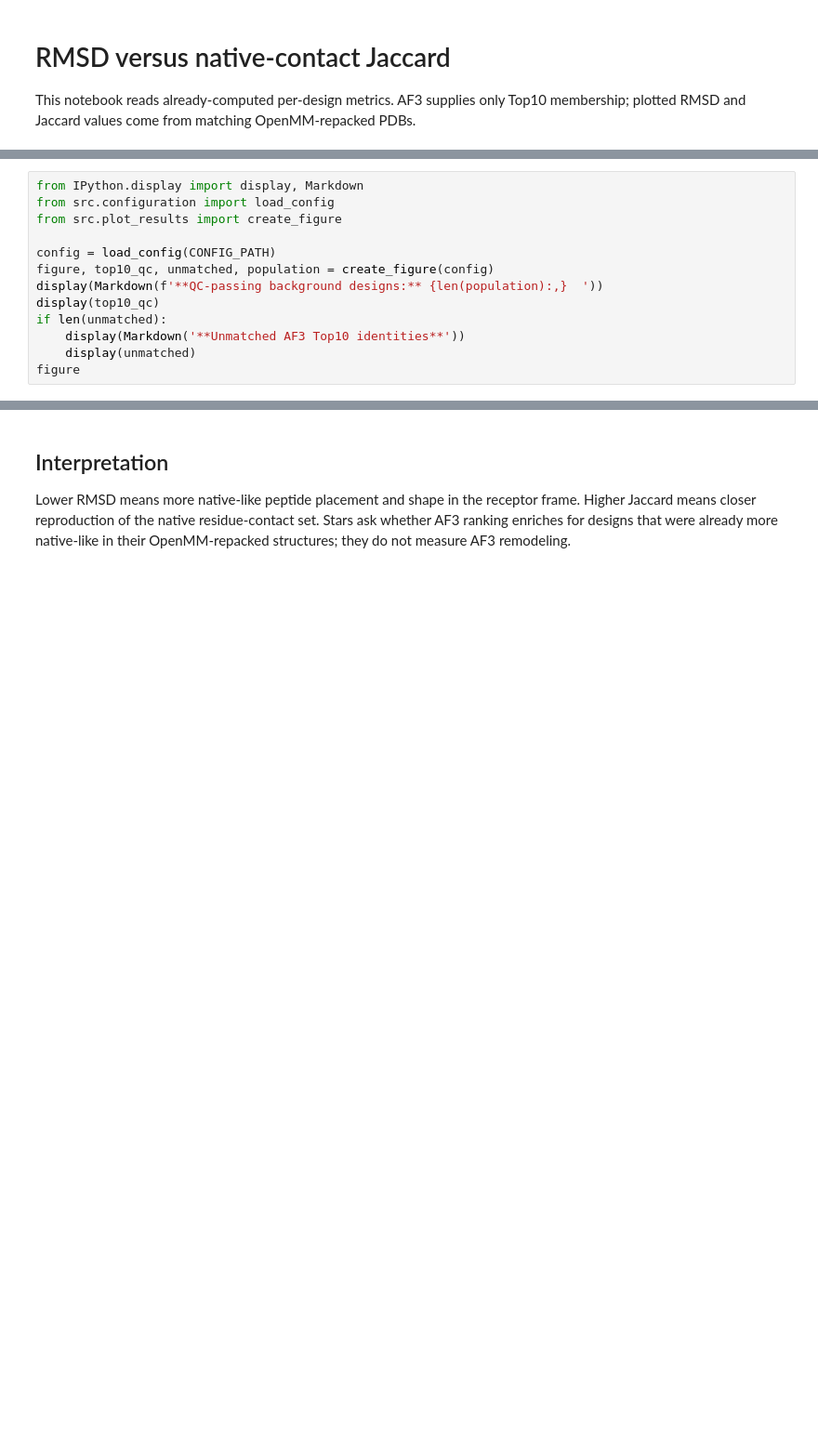
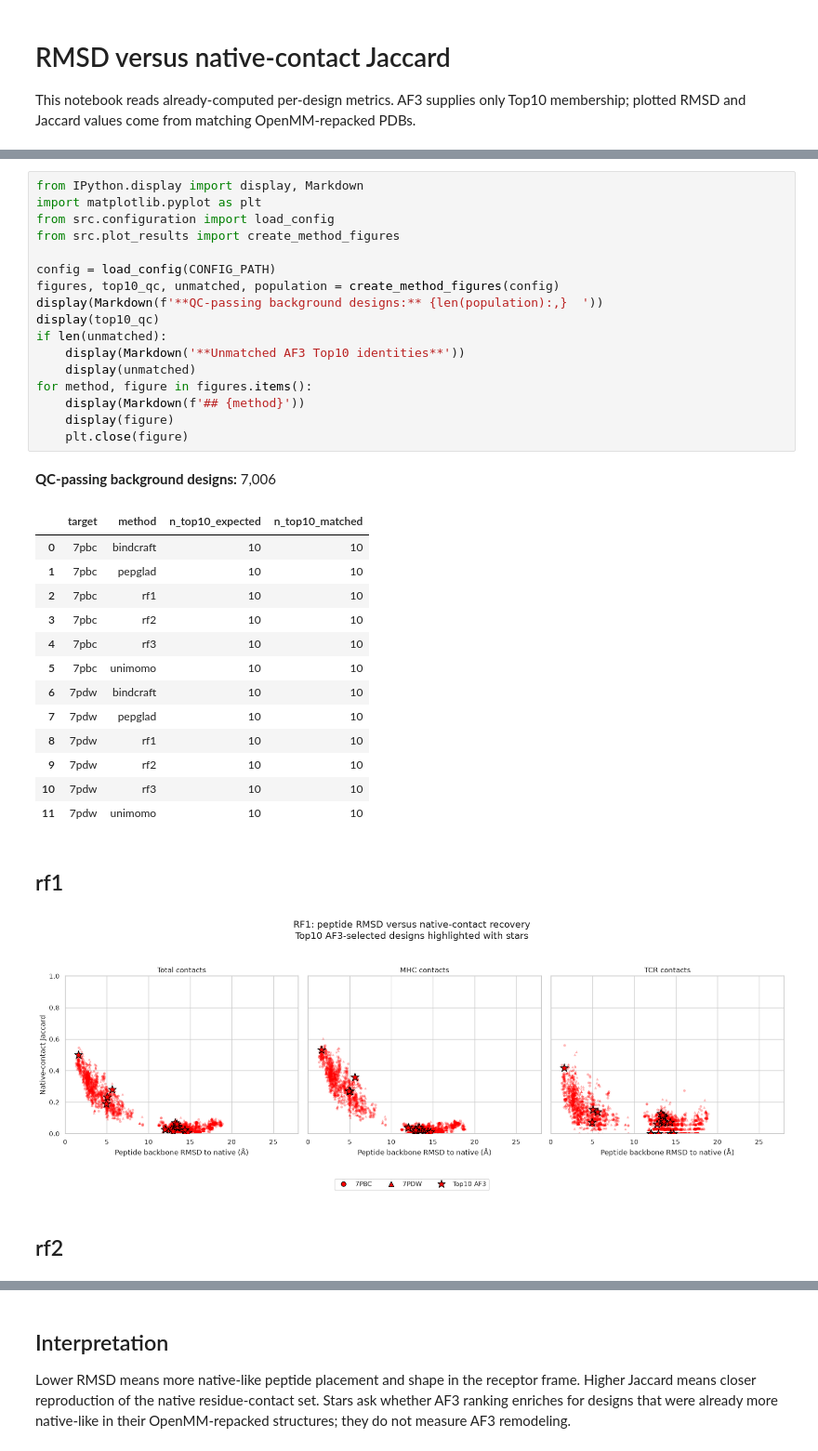
Before and after one commit to neusvegasm/pepbench-structural-metrics-plot, a Jupyter notebook: notebooks/example_plot.ipynb, the cells around one changed output, grey strips where cells are left out. Shown at 93% size. Cells and saved outputs as stored; diff of their text form; blank space fills up the shorter version.

```diff
--- a/notebooks/example_plot.ipynb
+++ b/notebooks/example_plot.ipynb
@@ -16,13 +19,35 @@ print(f'Configuration: {CONFIG_PATH}')
 # %%
 from IPython.display import display, Markdown
+import matplotlib.pyplot as plt
 from src.configuration import load_config
-from src.plot_results import create_figure
+from src.plot_results import create_method_figures
 
 config = load_config(CONFIG_PATH)
-figure, top10_qc, unmatched, population = create_figure(config)
+figures, top10_qc, unmatched, population = create_method_figures(config)
 display(Markdown(f'**QC-passing background designs:** {len(population):,}  '))
 display(top10_qc)
 if len(unmatched):
     display(Markdown('**Unmatched AF3 Top10 identities**'))
     display(unmatched)
-figure
+for method, figure in figures.items():
+    display(Markdown(f'## {method}'))
+    display(figure)
+    plt.close(figure)
+# %% [output]
+**QC-passing background designs:** 7,006
+|  | target | method | n_top10_expected | n_top10_matched |
+| 0 | 7pbc | bindcraft | 10 | 10 |
+| 1 | 7pbc | pepglad | 10 | 10 |
+| 2 | 7pbc | rf1 | 10 | 10 |
+| 3 | 7pbc | rf2 | 10 | 10 |
+| 4 | 7pbc | rf3 | 10 | 10 |
+| 5 | 7pbc | unimomo | 10 | 10 |
+| 6 | 7pdw | bindcraft | 10 | 10 |
+| 7 | 7pdw | pepglad | 10 | 10 |
+| 8 | 7pdw | rf1 | 10 | 10 |
+| 9 | 7pdw | rf2 | 10 | 10 |
+| 10 | 7pdw | rf3 | 10 | 10 |
+| 11 | 7pdw | unimomo | 10 | 10 |
+## rf1
+[figure, added]
+## rf2
```
Also changed, not shown: parts of 2 cells of this notebook, 2 other files.
